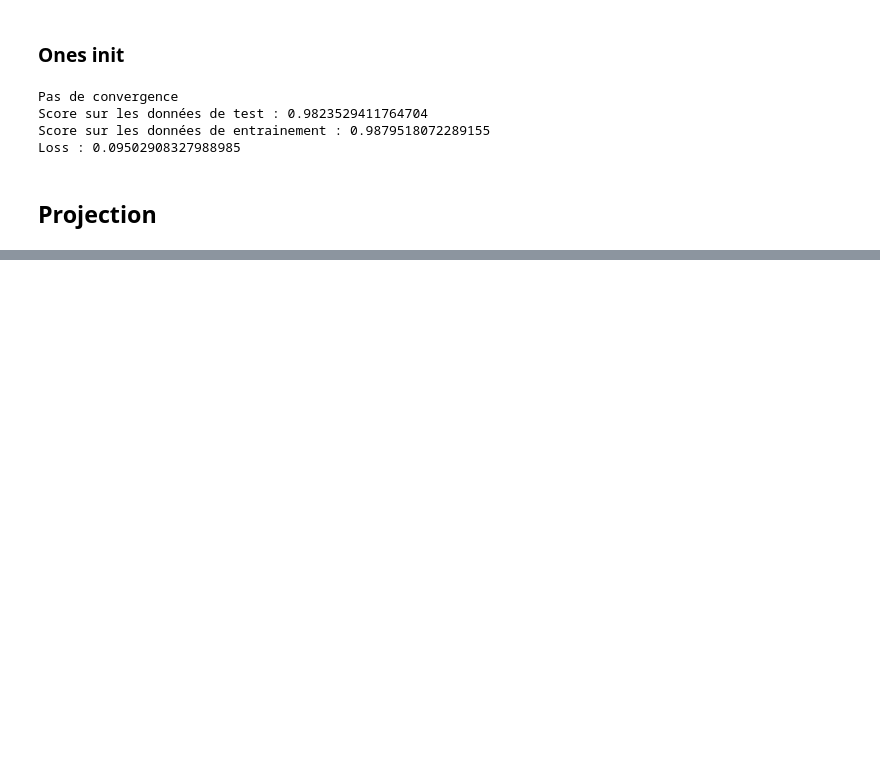
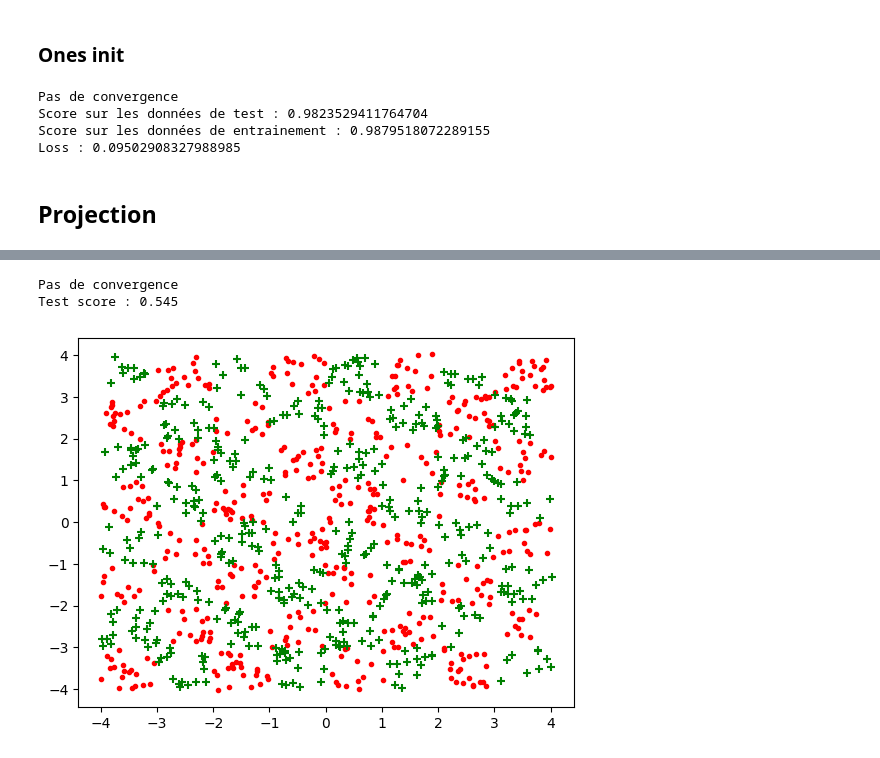
Before and after one commit to baris221/ML-2023-24-Baris-Erto, a Jupyter notebook: TME5/src/tme5.ipynb, the cells around one changed output, grey strips where cells are left out. Saved outputs shown, nothing was run; the diff lists cells and outputs as text; code cells hidden in the pictures; blank space fills up the shorter version.

```diff
--- a/TME5/src/tme5.ipynb
+++ b/TME5/src/tme5.ipynb
@@ -211,0 +278,14 @@ Loss : 0.0
+# %%
+datax,datay=gen_arti(data_type=2)
+trainx,testx,trainy,testy=train_test_split(datax,datay,train_size=0.8)
+poly_train=proj_poly(trainx)
+poly_test=proj_poly(testx)
+ploy_echec=Lineaire(max_iter=1000)
+ploy_echec.fit(poly_train,trainy)
+print("Test score :",ploy_echec.score(poly_test,testy))
+#plot_frontiere(datax, lambda x: np.sign(x.dot(ploy_echec.w)), step=100)
+plot_data(datax,datay)
+# %% [output]
+Pas de convergence
+Test score : 0.545
+[figure, added]
```
Also changed, not shown: parts of 9 cells of this notebook.
